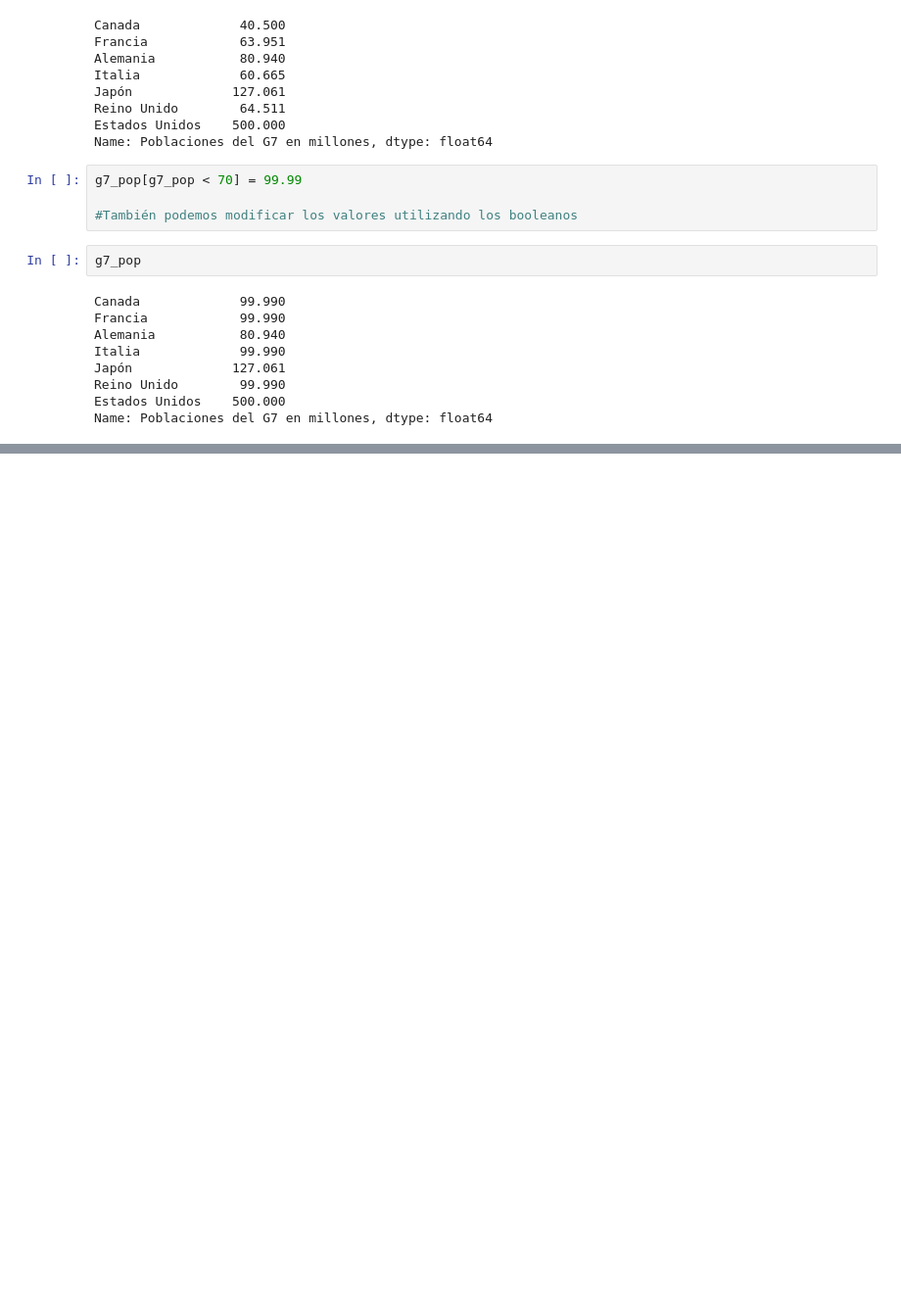
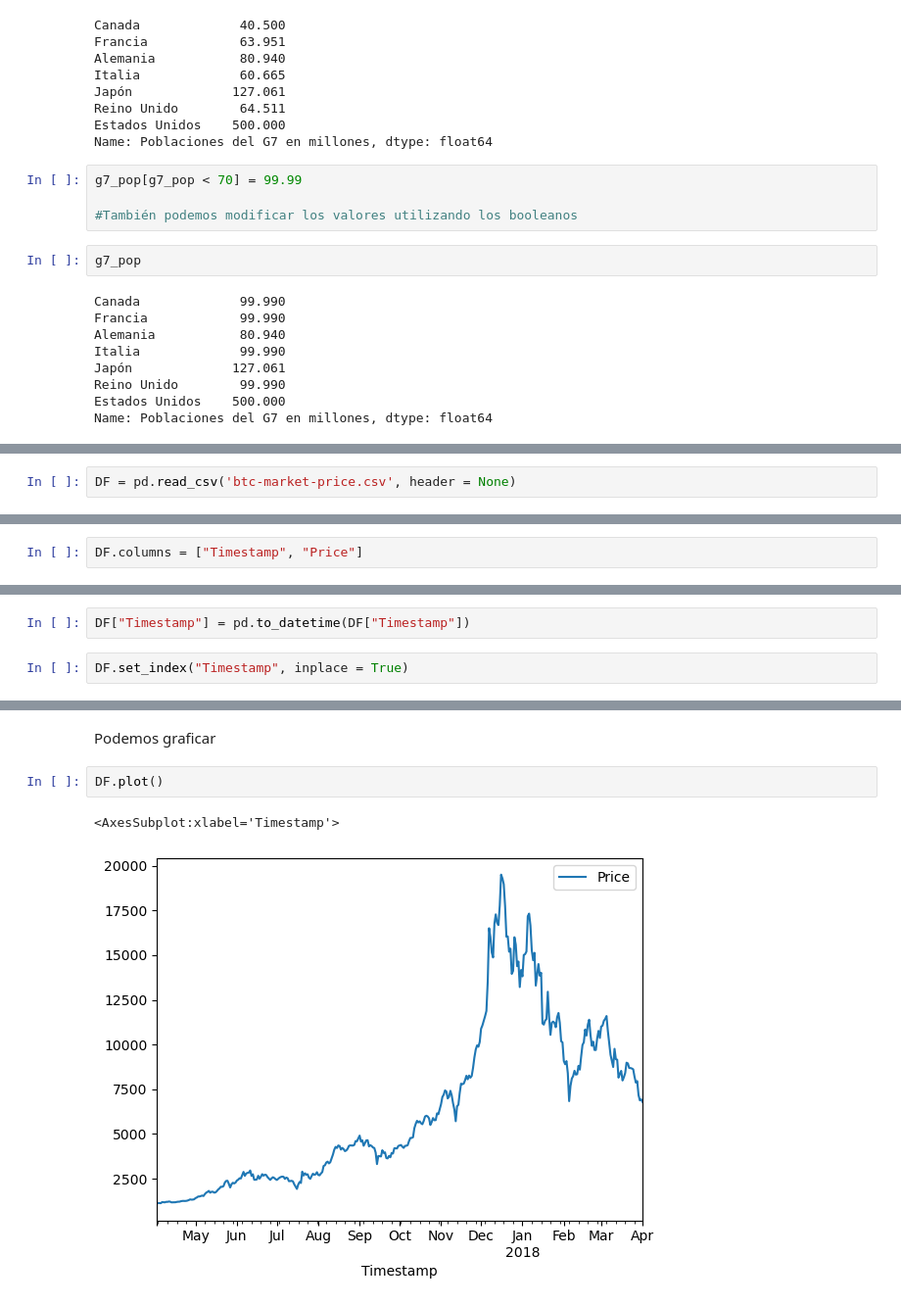
Before and after one commit to nico-qr/miscelaneo, a Jupyter notebook: Introducción a Pandas.ipynb, the cells around one changed output, grey strips where cells are left out. Shown at 98% size. Saved outputs shown, nothing was run; the diff lists cells and outputs as text; blank space fills up the shorter version.

Commit message:
modfile: introduccion-a-pandas
worked with dataframes, indexing and slicing

```diff
--- a/Introducción a Pandas.ipynb
+++ b/Introducción a Pandas.ipynb
@@ -218,0 +563,2 @@ Name: Poblaciones del G7 en millones, dtype: float64
+# %%
+DF = pd.read_csv('btc-market-price.csv', header = None)
@@ -218,0 +574,2 @@ Name: Poblaciones del G7 en millones, dtype: float64
+# %%
+DF.columns = ["Timestamp", "Price"]
@@ -218,0 +618,4 @@ Name: Poblaciones del G7 en millones, dtype: float64
+# %%
+DF["Timestamp"] = pd.to_datetime(DF["Timestamp"])
+# %%
+DF.set_index("Timestamp", inplace = True)
@@ -218,0 +642,7 @@ Name: Poblaciones del G7 en millones, dtype: float64
+# %% [markdown]
+Podemos graficar
+# %%
+DF.plot()
+# %% [output]
+<AxesSubplot:xlabel='Timestamp'>
+[figure, added]
```
Also changed, not shown: parts of 50 cells of this notebook, 1 other file.
